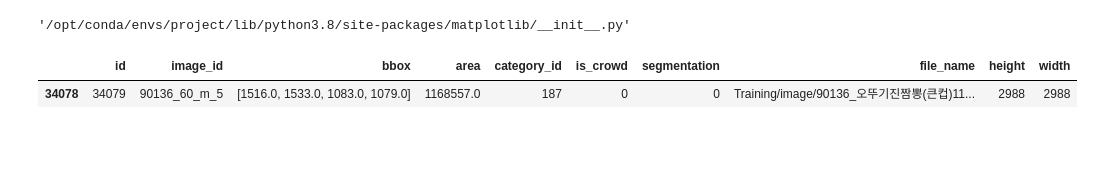
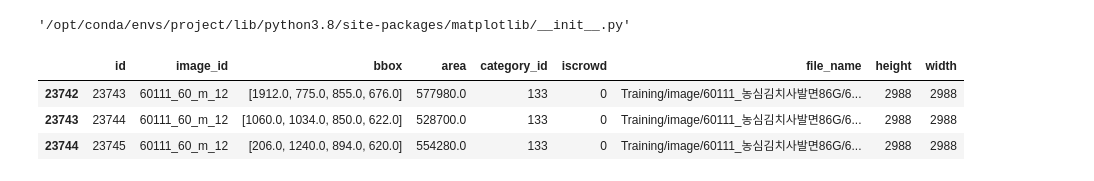
Before and after one commit to boostcampaitech3/final-project-level3-cv-12, a Jupyter notebook: dataset/EDA.ipynb, the cells around one changed output. Saved outputs shown, nothing was run; the diff lists cells and outputs as text; code cells hidden in the pictures; blank space fills up the shorter version.

```diff
--- a/dataset/EDA.ipynb
+++ b/dataset/EDA.ipynb
@@ -54,8 +54,10 @@ class Info:
         ax.set_title(df['file_name'].values[0].split('/')[-2], size=20)
 info = Info()
 # %%
-info.train.sample()
+info.train.query('image_id == "60111_60_m_12"')
 # %% [output]
-|  | id | image_id | bbox | area | category_id | is_crowd | segmentation | file_name | height | width |
-| 34078 | 34079 | 90136_60_m_5 | [1516.0, 1533.0, 1083.0, 1079.0] | 1168557.0 | 187 | 0 | 0 | Training/image/90136_오뚜기진짬뽕(큰컵)11... | 2988 | 2988 |
+|  | id | image_id | bbox | area | category_id | iscrowd | file_name | height | width |
+| 23742 | 23743 | 60111_60_m_12 | [1912.0, 775.0, 855.0, 676.0] | 577980.0 | 133 | 0 | Training/image/60111_농심김치사발면86G/6... | 2988 | 2988 |
+| 23743 | 23744 | 60111_60_m_12 | [1060.0, 1034.0, 850.0, 622.0] | 528700.0 | 133 | 0 | Training/image/60111_농심김치사발면86G/6... | 2988 | 2988 |
+| 23744 | 23745 | 60111_60_m_12 | [206.0, 1240.0, 894.0, 620.0] | 554280.0 | 133 | 0 | Training/image/60111_농심김치사발면86G/6... | 2988 | 2988 |
 # %%
```
Also changed, not shown: parts of 1 cell of this notebook, 28 other files.
